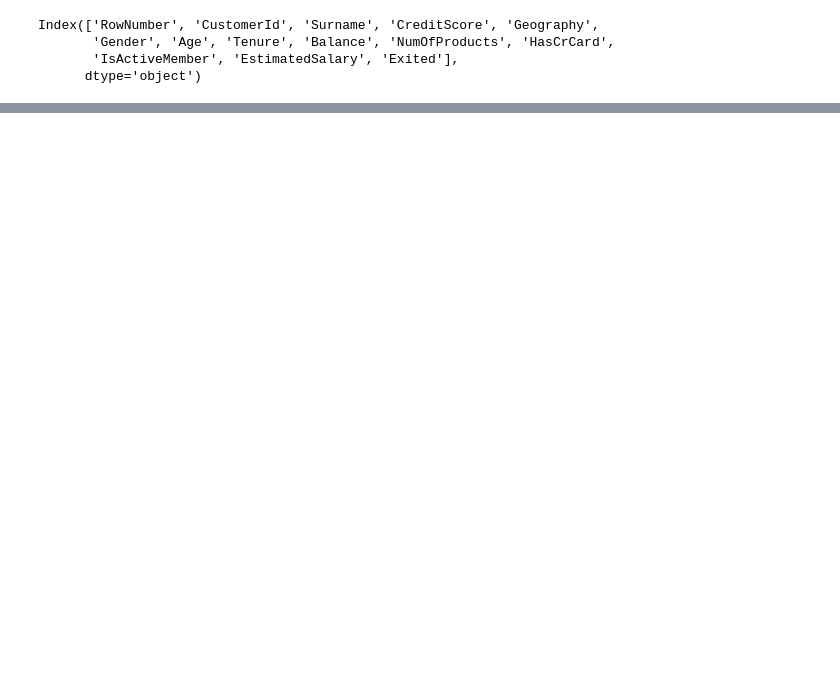
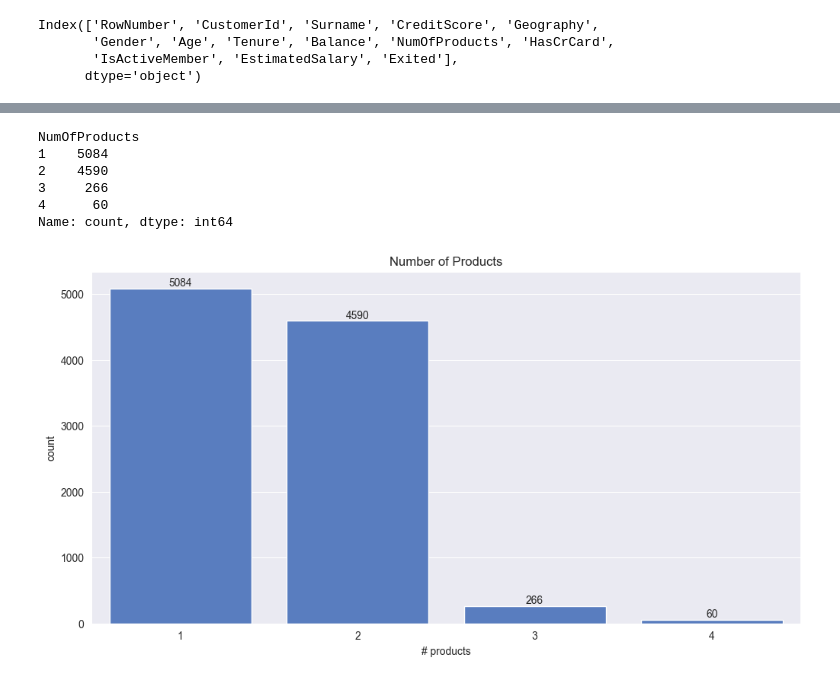
Before and after one commit to atharvadhumal03/Bank-Customer-Churn-Predictor-ML, a Jupyter notebook: JupyterNotebook.ipynb, the cells around one changed output, grey strips where cells are left out. Saved outputs shown, nothing was run; the diff lists cells and outputs as text; code cells hidden in the pictures; blank space fills up the shorter version.

```diff
--- a/JupyterNotebook.ipynb
+++ b/JupyterNotebook.ipynb
@@ -427,0 +443,18 @@ Name: count, dtype: int64
+# %%
+df['NumOfProducts'].value_counts()
+# %% [output]
+NumOfProducts
+1    5084
+2    4590
+3     266
+4      60
+Name: count, dtype: int64
+# %%
+plt.figure(figsize=(12,6))
+cp = sns.countplot(x=df['NumOfProducts'])
+cp.bar_label(cp.containers[0])
+plt.title("Number of Products")
+plt.xlabel("# products")
+plt.show()
+# %% [output]
+[figure, added]
```
Also changed, not shown: parts of 11 cells of this notebook.
